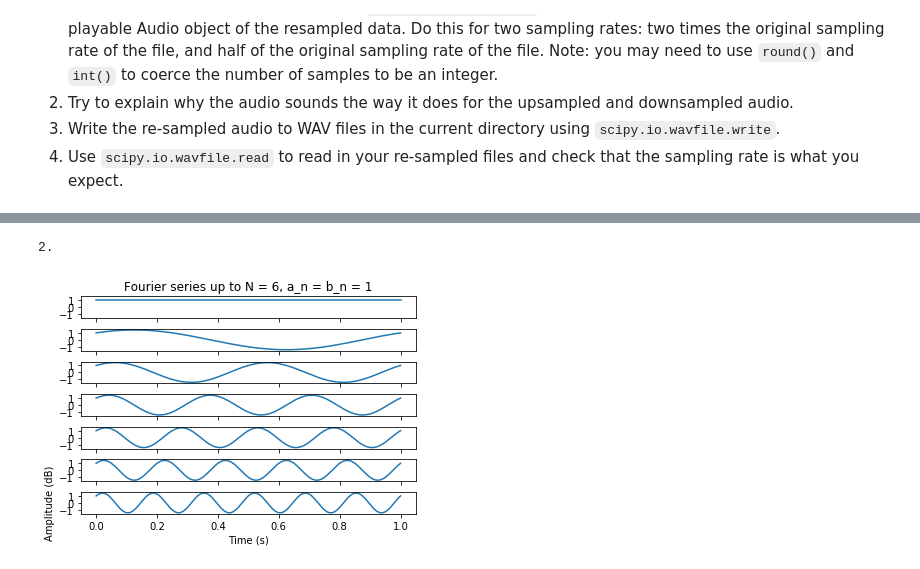
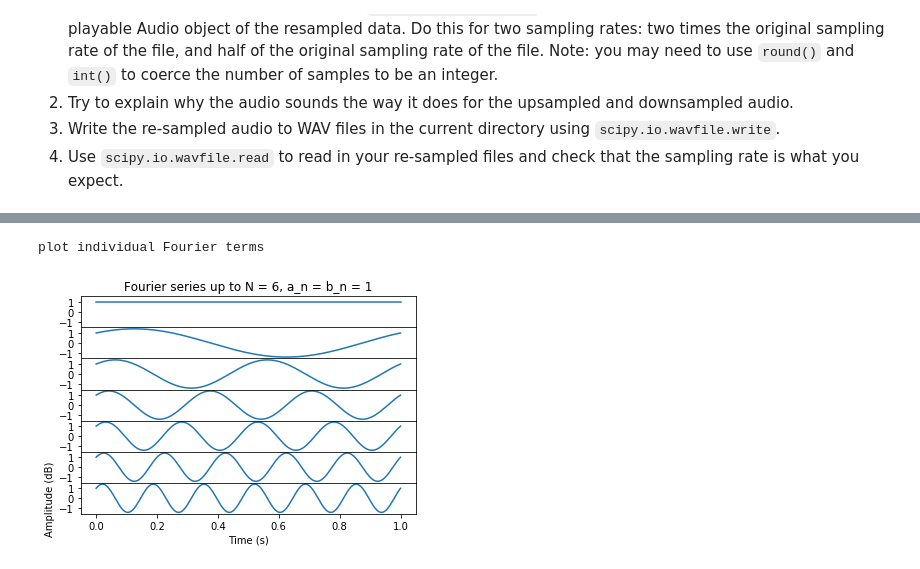
Before and after one commit to ling592b-f19/ling592b-f19-ps02-nisayas, a Jupyter notebook: 592B-f19_ps02.ipynb, the cells around one changed output, grey strips where cells are left out. Drawn from its saved outputs; the diff is of its cells as text; code cells hidden in the pictures.

```diff
--- a/592B-f19_ps02.ipynb
+++ b/592B-f19_ps02.ipynb
@@ -29,19 +24,25 @@ You can take a look at the sample code for converting from samples to time in Cl
 # %%
-def plot_play_audio(t_start = 0, t_stop = len(Fa50), fs = 44100):
+fs, Fa50 = wavfile.read('Fa50.wav')
+
+def plot_play_audio(t_start = 0, t_stop = 1, audio_filename = 'Fa50.wav'):
+    fs, amp = wavfile.read(audio_filename)
     ns = (t_stop - t_start) * fs + 1
-    x = np.linspace(t_start, t_stop, ns)
+    sampfreq = ns/fs
+    x = np.linspace(t_start, t_stop, audio_filename)
 
+    #print(len(amp[samprate]))
+    #print(len(x))
     plt.xlim(t_start,t_stop)
-    plt.plot(x, Fa50[0:ns])
+    plt.plot(x,audio_filename[0:len(sampfreq)])
     plt.xlabel('Time (s)')
     plt.ylabel('Amplitude (dB)')
     plt.title("Audio")
 
-    display(Audio(data=Fa50, rate=fs))
+    display(Audio(data=amp, rate=fs))
+
+plot_play_audio(t_start = 0, t_stop = 4)
 
 
-
-#fs, Fa50 = wavfile.read('Fa50.wav')
 
 #t_start = 0 # We start sampling at t = 0s
 #t_stop =  1 # We stop sampling at t = 1s
@@ -57,3 +58,5 @@ def plot_play_audio(t_start = 0, t_stop = len(Fa50), fs = 44100):
 #plt.ylabel('Amplitude (dB)')
 # set the title
 #plt.title("Ha wave file")
+
+#still trying to figure this out ... have tried so many things I lost track
@@ -155,27 +136,27 @@ Define a square wave
 # %%
-print ("2.")
+print ("plot individual Fourier terms")
 
 t_start = 0; t_stop = 1; fs = 1000
 x = np.linspace(t_start, t_stop, fs * (t_stop - t_start))
-y = [np.sin(2*np.pi*n*x) + np.cos(2*np.pi*n*x) for n in np.arange(0,7)]
+y = [(np.sin(2*np.pi*n*x)) + (np.cos(2*np.pi*n*x)) for n in np.arange(0,7)]
 
 f_fourier_series, (ax1, ax2, ax3, ax4, ax5, ax6,ax7) = plt.subplots(7, sharex=True, sharey=True)
-ax1.plot(x , y[0], "-", label="n = 0")
+ax1.plot(x , y[0], label="n = 0")
 ax1.set_title('Fourier series up to N = 6, a_n = b_n = 1')
-ax2.plot(x , y[1], "-", label="n = 1")
-ax3.plot(x , y[2], "-", label="n = 2")
-ax4.plot(x , y[3], "-", label="n = 3")
-ax5.plot(x , y[4], "-", label="n = 4")
-ax6.plot(x , y[5], "-", label="n = 5")
-ax7.plot(x , y[6], "-", label="n = 6")
+ax2.plot(x , y[1], label="n = 1")
+ax3.plot(x , y[2], label="n = 2")
+ax4.plot(x , y[3], label="n = 3")
+ax5.plot(x , y[4], label="n = 4")
+ax6.plot(x , y[5], label="n = 5")
+ax7.plot(x , y[6],"-", label="n = 6")
 
 plt.xlabel('Time (s)')
 plt.ylabel('Amplitude (dB)')
 
-# Fine-tune figure; make subplots close to each other and hide x ticks for
-# all but bottom plot.
-f_fourier_series.subplots_adjust(hspace=.5)
-plt.setp([a.get_xticklabels() for a in f_fourier_series.axes[:-1]], visible=False)
+# not sure how to change x ticks, have tried subbing ax7 for a or ax7 for .axes
+#
+f_fourier_series.subplots_adjust(hspace=0)
+plt.setp([a.get_xticklabels() for a in f_fourier_series.axes[:-2]], visible=False)
 # %% [output]
-2.
+plot individual Fourier terms
-[figure, old version]
+[figure, new version]
```
Also changed, not shown: parts of 8 cells of this notebook.
